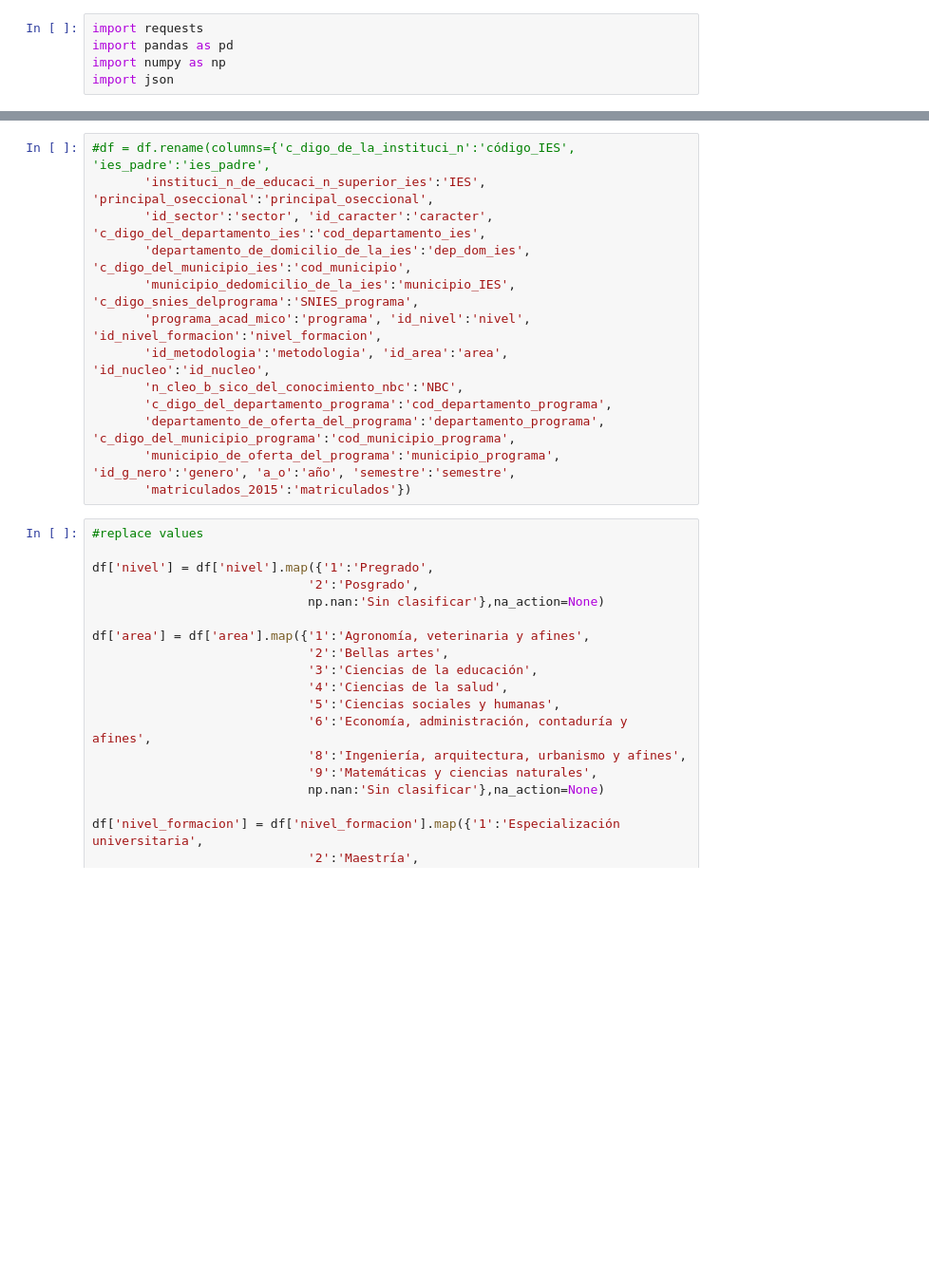
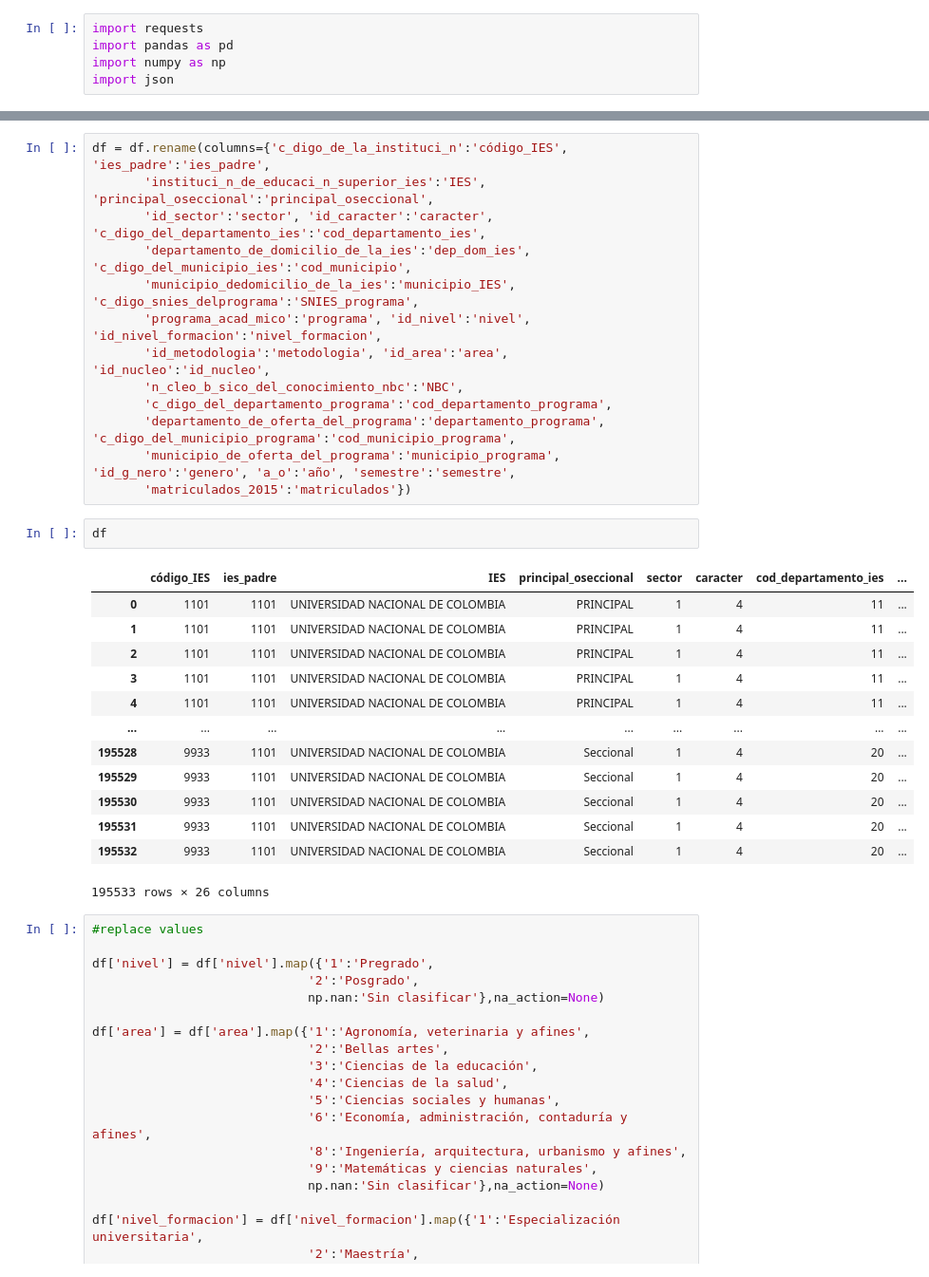
Before and after one commit to felipesalda/SNIES-DS, a Jupyter notebook: snies_api.ipynb, the cells around one changed output, grey strips where cells are left out. Shown at 95% size. Cells and saved outputs as stored; diff of their text form; blank space fills up the shorter version.

```diff
--- a/snies_api.ipynb
+++ b/snies_api.ipynb
@@ -77,6 +57,6 @@ Index(['codigoinstitucion', 'nombreinstitucion', 'codigodepartinstitucion',
       dtype='object')
 # %%
-#df = df.rename(columns={'c_digo_de_la_instituci_n':'código_IES', 'ies_padre':'ies_padre',
+df = df.rename(columns={'c_digo_de_la_instituci_n':'código_IES', 'ies_padre':'ies_padre',
        'instituci_n_de_educaci_n_superior_ies':'IES', 'principal_oseccional':'principal_oseccional',
        'id_sector':'sector', 'id_caracter':'caracter', 'c_digo_del_departamento_ies':'cod_departamento_ies',
        'departamento_de_domicilio_de_la_ies':'dep_dom_ies', 'c_digo_del_municipio_ies':'cod_municipio',
@@ -88,6 +68,22 @@ Index(['codigoinstitucion', 'nombreinstitucion', 'codigodepartinstitucion',
        'departamento_de_oferta_del_programa':'departamento_programa', 'c_digo_del_municipio_programa':'cod_municipio_programa',
        'municipio_de_oferta_del_programa':'municipio_programa', 'id_g_nero':'genero', 'a_o':'año', 'semestre':'semestre',
        'matriculados_2015':'matriculados'})
+# %%
+df
+# %% [output]
+|  | código_IES | ies_padre | IES | principal_oseccional | sector | caracter | cod_departamento_ies | ... |
+| 0 | 1101 | 1101 | UNIVERSIDAD NACIONAL DE COLOMBIA | PRINCIPAL | 1 | 4 | 11 | ... |
+| 1 | 1101 | 1101 | UNIVERSIDAD NACIONAL DE COLOMBIA | PRINCIPAL | 1 | 4 | 11 | ... |
+| 2 | 1101 | 1101 | UNIVERSIDAD NACIONAL DE COLOMBIA | PRINCIPAL | 1 | 4 | 11 | ... |
+| 3 | 1101 | 1101 | UNIVERSIDAD NACIONAL DE COLOMBIA | PRINCIPAL | 1 | 4 | 11 | ... |
+| 4 | 1101 | 1101 | UNIVERSIDAD NACIONAL DE COLOMBIA | PRINCIPAL | 1 | 4 | 11 | ... |
+| ... | ... | ... | ... | ... | ... | ... | ... | ... |
+| 195528 | 9933 | 1101 | UNIVERSIDAD NACIONAL DE COLOMBIA | Seccional | 1 | 4 | 20 | ... |
+| 195529 | 9933 | 1101 | UNIVERSIDAD NACIONAL DE COLOMBIA | Seccional | 1 | 4 | 20 | ... |
+| 195530 | 9933 | 1101 | UNIVERSIDAD NACIONAL DE COLOMBIA | Seccional | 1 | 4 | 20 | ... |
+| 195531 | 9933 | 1101 | UNIVERSIDAD NACIONAL DE COLOMBIA | Seccional | 1 | 4 | 20 | ... |
+| 195532 | 9933 | 1101 | UNIVERSIDAD NACIONAL DE COLOMBIA | Seccional | 1 | 4 | 20 | ... |
+195533 rows × 26 columns
 # %%
 #replace values
 
```
Also changed, not shown: parts of 17 cells of this notebook, 1 other file.
